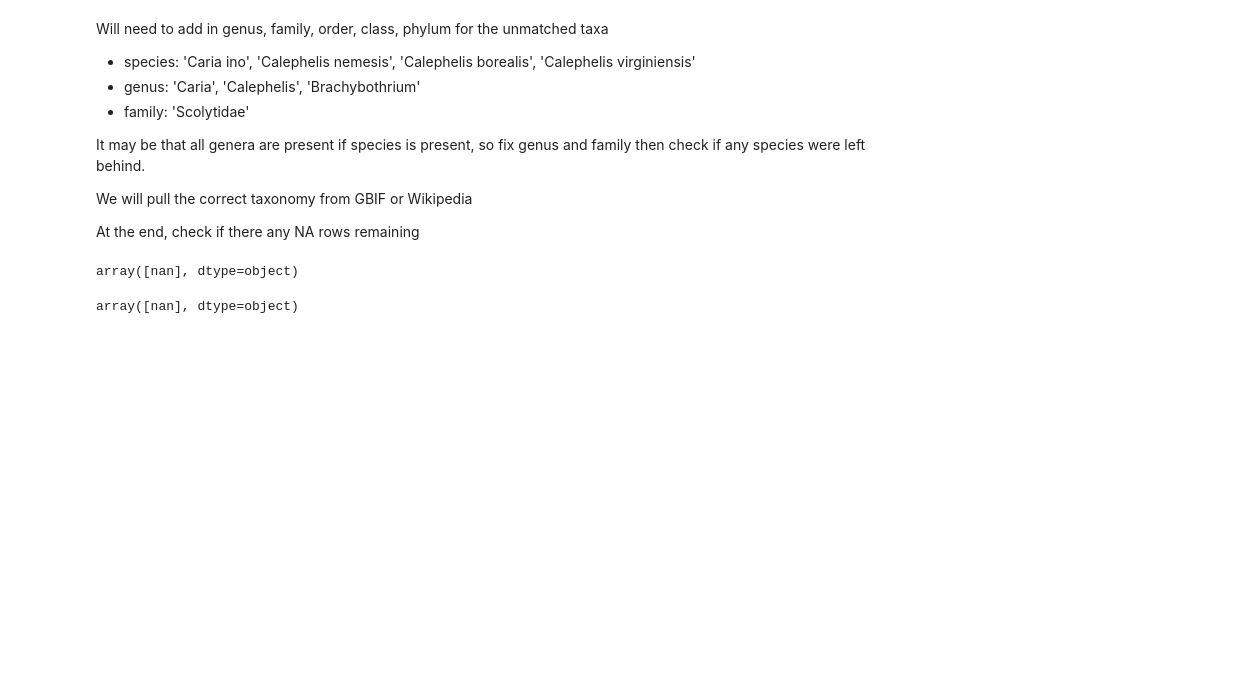
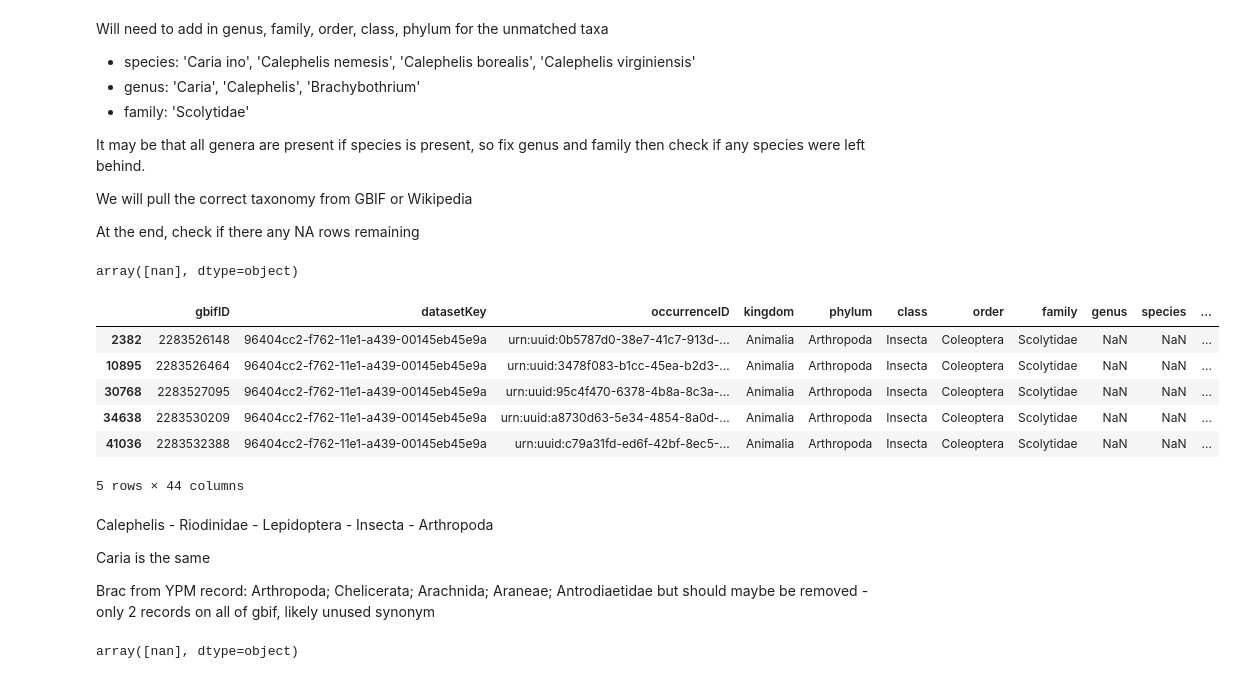
Before and after one commit to envirodatascience/final-project-insect-team, a Jupyter notebook: ENV617_group_project_ypm_ent_data.ipynb, the cells around one changed output. Drawn from its saved outputs; the diff is of its cells as text; code cells hidden in the pictures; blank space fills up the shorter version.

```diff
--- a/ENV617_group_project_ypm_ent_data.ipynb
+++ b/ENV617_group_project_ypm_ent_data.ipynb
@@ -495,8 +511,22 @@ array([nan], dtype=object)
 # %%
 # start with family, since there's only one to fix
 # Arthropoda - Insecta - Coleoptera - Scolytidae
-# use where statements?
-df_ent_us_recent = np.where(df_ent_us_recent.family == 'Scolytidae',
-                            df_ent_us_recent.phylum = 'Arthropoda')
+df_ent_us_recent.loc[df_ent_us_recent.family == 'Scolytidae', ['phylum', 'class', 'order']] = 'Arthropoda', 'Insecta', 'Coleoptera'
+
+df_ent_us_recent[df_ent_us_recent.family == 'Scolytidae'].head() # check
+# %% [output]
+|  | gbifID | datasetKey | occurrenceID | kingdom | phylum | class | order | family | genus | species | ... |
+| 2382 | 2283526148 | 96404cc2-f762-11e1-a439-00145eb45e9a | urn:uuid:0b5787d0-38e7-41c7-913d-... | Animalia | Arthropoda | Insecta | Coleoptera | Scolytidae | NaN | NaN | ... |
+| 10895 | 2283526464 | 96404cc2-f762-11e1-a439-00145eb45e9a | urn:uuid:3478f083-b1cc-45ea-b2d3-... | Animalia | Arthropoda | Insecta | Coleoptera | Scolytidae | NaN | NaN | ... |
+| 30768 | 2283527095 | 96404cc2-f762-11e1-a439-00145eb45e9a | urn:uuid:95c4f470-6378-4b8a-8c3a-... | Animalia | Arthropoda | Insecta | Coleoptera | Scolytidae | NaN | NaN | ... |
+| 34638 | 2283530209 | 96404cc2-f762-11e1-a439-00145eb45e9a | urn:uuid:a8730d63-5e34-4854-8a0d-... | Animalia | Arthropoda | Insecta | Coleoptera | Scolytidae | NaN | NaN | ... |
+| 41036 | 2283532388 | 96404cc2-f762-11e1-a439-00145eb45e9a | urn:uuid:c79a31fd-ed6f-42bf-8ec5-... | Animalia | Arthropoda | Insecta | Coleoptera | Scolytidae | NaN | NaN | ... |
+5 rows × 44 columns
+# %% [markdown]
+Calephelis - 	Riodinidae - Lepidoptera - Insecta - Arthropoda
+
+Caria is the same
+
+Brac from YPM record: Arthropoda; Chelicerata; Arachnida; Araneae; Antrodiaetidae but should maybe be removed - only 2 records on all of gbif, likely unused synonym
 # %%
 # is the taxonomy correct in other instances of the genera?
```
Also changed, not shown: parts of 17 cells of this notebook.
